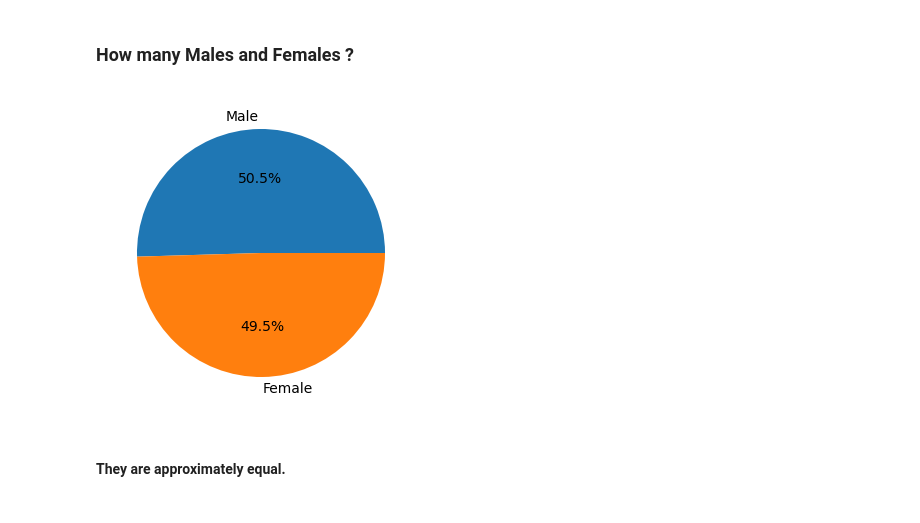
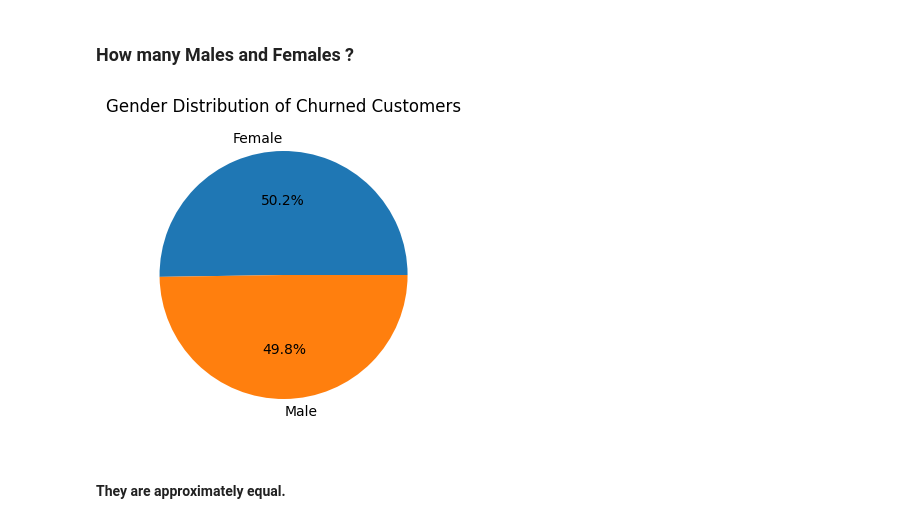
Before and after one commit to 1abdelhalim/Predict-Telecom-Churn-App, a Jupyter notebook: telecom-churn-eda.ipynb, the cells around one changed output. Cells and saved outputs as stored; diff of their text form; code cells hidden in the pictures.

```diff
--- a/telecom-churn-eda.ipynb
+++ b/telecom-churn-eda.ipynb
@@ -12,4 +10,5 @@ warnings.filterwarnings('ignore')
 # %% [markdown]
 # **Reading the data**
 # %%
-df = pd.read_csv("/kaggle/input/telco-customer-churn/WA_Fn-UseC_-Telco-Customer-Churn.csv")
+df = pd.read_csv("WA_Fn-UseC_-Telco-Customer-Churn.csv")
+print(df.shape)
@@ -116,7 +208,7 @@ dtype: int64
 df.dropna(inplace = True)
 # %%
 # drop customerID column
-df.drop(columns= "customerID", inplace = True)
+#df.drop(columns= "customerID", inplace = True)
 # %% [markdown]
 # **EDA**
 # %% [markdown]
@@ -138,13 +230,18 @@ plt.pie(churn,colors = my_palette,labels = churn.index, autopct= '%1.1f%%');
 # %% [markdown]
 ### **How many Males and Females ?**
 # %%
-gender  = df['gender'].value_counts()
-# Create a pie chart for churn column
+churned_customers = df[df['Churn'] == 'Yes']
+# Count the gender distribution for churned customers
+gender_counts = churned_customers['gender'].value_counts()
+
+# Create a pie chart for the gender distribution of churned customers
 my_palette = ['#1f77b4', '#ff7f0e']
 plt.figure(figsize=(4, 6))
-plt.pie(gender, colors  = my_palette, labels = gender.index, autopct= '%1.1f%%');
+plt.pie(gender_counts, colors=my_palette, labels=gender_counts.index, autopct='%1.1f%%')
+plt.title("Gender Distribution of Churned Customers")
+plt.show()
 # %% [output]
-[figure, old version]
+[figure, new version]
 # %% [markdown]
 #### **They are approximately equal.**
 # %% [markdown]
```
Also changed, not shown: parts of 42 cells of this notebook, 3 other files.
